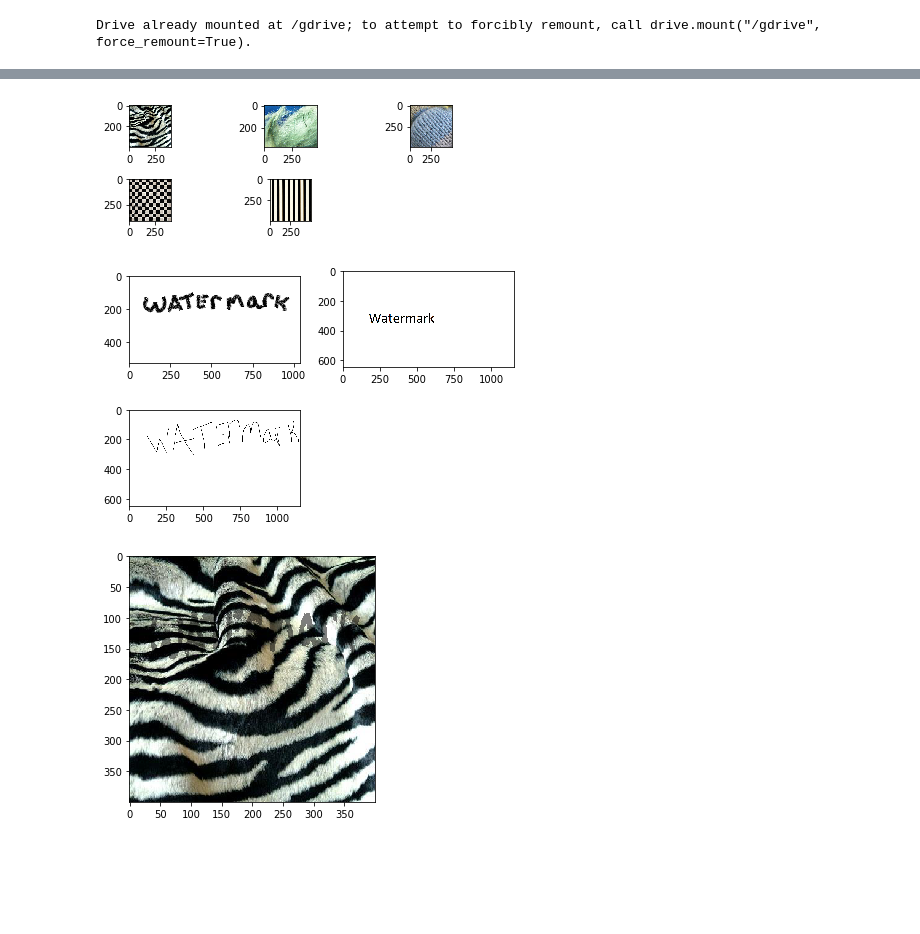
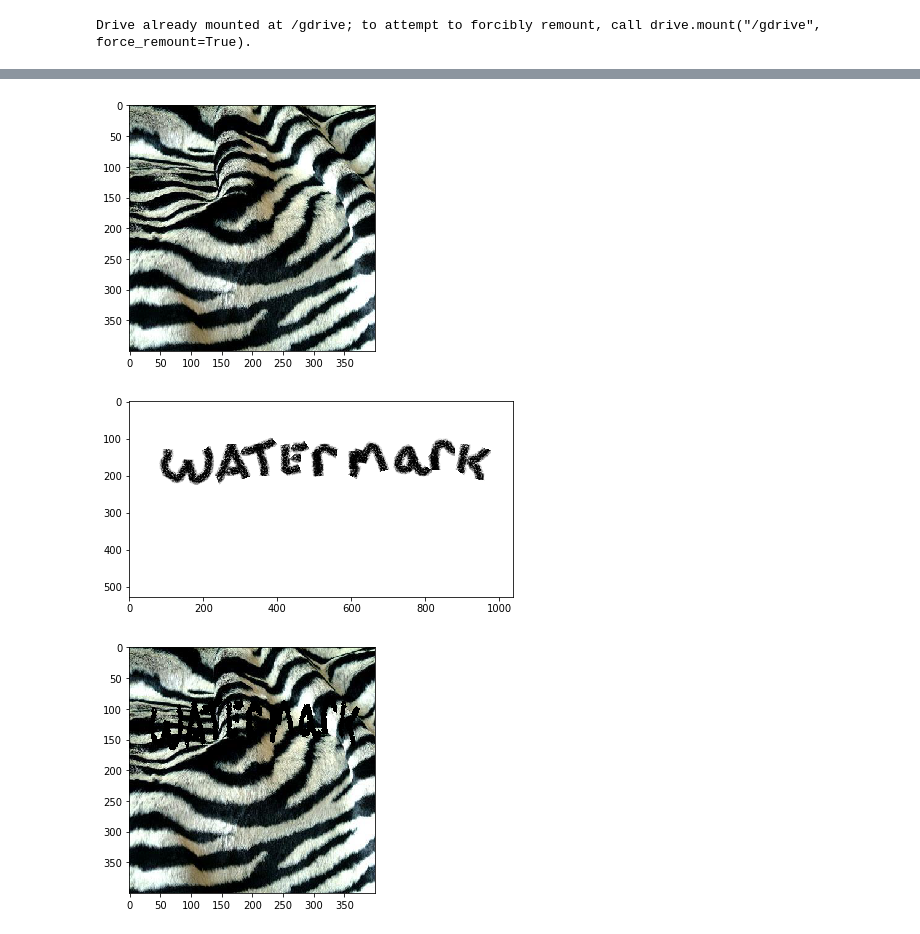
Before and after one commit to Babcock-R17/Babcock-R17, a Jupyter notebook: Independent_Study.ipynb, the cells around one changed output, grey strips where cells are left out. Cells and saved outputs as stored; diff of their text form; code cells hidden in the pictures; blank space fills up the shorter version.

```diff
--- a/Independent_Study.ipynb
+++ b/Independent_Study.ipynb
@@ -276,44 +323,51 @@ Image striped_0088.jpg has a shape of (400, 400, 3)
 # %%
 # Set file paths
 ## Image file Path
 img_path = os.path.join(workspace_path, "Full_Images/Custom")
 image_names = listdir(img_path)
 
-# loading photos into a Queue
+# loading photos into a Dictionary
 book = dict()
 for fname in image_names:
-  (Image_Processing(fp=img_path, fname=fname)).add_to_book(book)
+  all_img = Photo.load(fp=img_path, fname=fname)
+  img = Image_Processing(img_path, fname, all_img)
+  img.add_to_book(book)
 
-Photo.show_multiple(book)
-
-test_img = book[list(book.keys())[0] ]
-
+# Photo.show_multiple(book)
+test_img = book[list(book.keys())[1] ]
 
 ## Watermark file path
 water_book = dict()
 water_path = os.path.join(workspace_path, "Watermarks/")
 
-# loading watermarks into a Queue
+# loading watermarks into a Dictionary
 watermark_names = listdir(water_path)
 for water_fname in watermark_names:
-  (Image_Processing(fp=water_path, fname=water_fname)).add_to_book(water_book)
+  all_img = Photo.load(fp=water_path, fname=water_fname)
+  img = Image_Processing(water_path, water_fname, all_img)
+  img.add_to_book(water_book)
 
-Photo.show_multiple(water_book)
+# Photo.show_multiple(water_book)
 water_img = water_book[list(water_book.keys())[0]]
 
-
-# set Shape of desired watermark
+# Set Shape of desired watermark
 adjust_shape = lambda h, w, c, size_param: np.array([int(size_param*h), int(size_param*w), c])
 h, w, c = test_img.shape
+
 size_param = 1
 target_shape = adjust_shape(h, w, c, size_param)
 
-location = [0, 0]
-alpha = 0.5
+s1, s2 = 0, 0
+location = [int(s1*(h-target_shape[0])), int(s2*(w-target_shape[1]))]
+alpha = 1
 composite_img = test_img.alpha_blend_watermark(water_img.image, target_shape, location, alpha)
+result_img = Image_Processing(workspace_path, "resulting_watermark.png", composite_img )
 
-Photo.show_array(composite_img)
+# Show images
+test_img.show()
+water_img.show()
+result_img.show()
 # %% [output]
-[figure, old version]
+[figure, new version]
-[figure, old version]
+[figure, new version]
-[figure, old version]
+[figure, new version]
```
Also changed, not shown: parts of 6 cells of this notebook.
